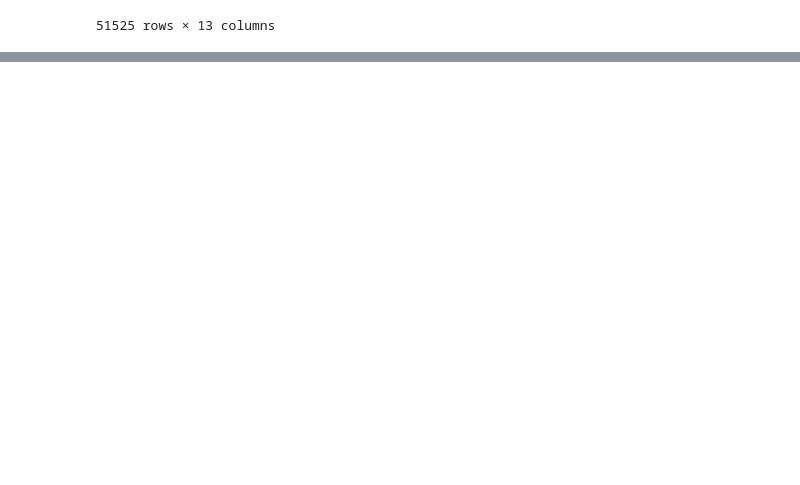
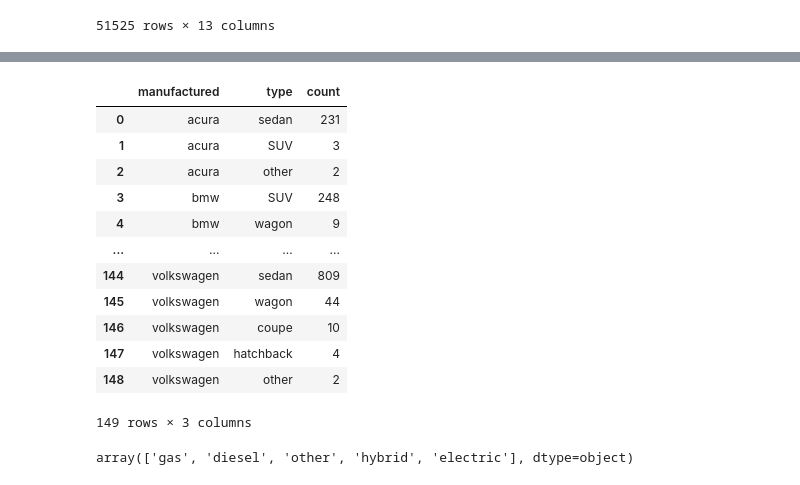
Before and after one commit to RLey98/vehicles_data_viewer_app, a Jupyter notebook: notebooks/EDA.ipynb, the cells around one changed output, grey strips where cells are left out. Saved outputs shown, nothing was run; the diff lists cells and outputs as text; code cells hidden in the pictures; blank space fills up the shorter version.

```diff
--- a/notebooks/EDA.ipynb
+++ b/notebooks/EDA.ipynb
@@ -21,3 +92,23 @@ car_data
+# %%
+car_data.groupby("manufactured")["type"].value_counts().reset_index()
+# %% [output]
+|  | manufactured | type | count |
+| 0 | acura | sedan | 231 |
+| 1 | acura | SUV | 3 |
+| 2 | acura | other | 2 |
+| 3 | bmw | SUV | 248 |
+| 4 | bmw | wagon | 9 |
+| ... | ... | ... | ... |
+| 144 | volkswagen | sedan | 809 |
+| 145 | volkswagen | wagon | 44 |
+| 146 | volkswagen | coupe | 10 |
+| 147 | volkswagen | hatchback | 4 |
+| 148 | volkswagen | other | 2 |
+149 rows × 3 columns
+# %%
+car_data['fuel'].unique()
+# %% [output]
+array(['gas', 'diesel', 'other', 'hybrid', 'electric'], dtype=object)
 # %%
 fig = px.histogram(car_data, x="odometer") # crear un histograma
 fig.show() # crear gráfico de dispersión
```
Also changed, not shown: parts of 6 cells of this notebook, 1 other file.
